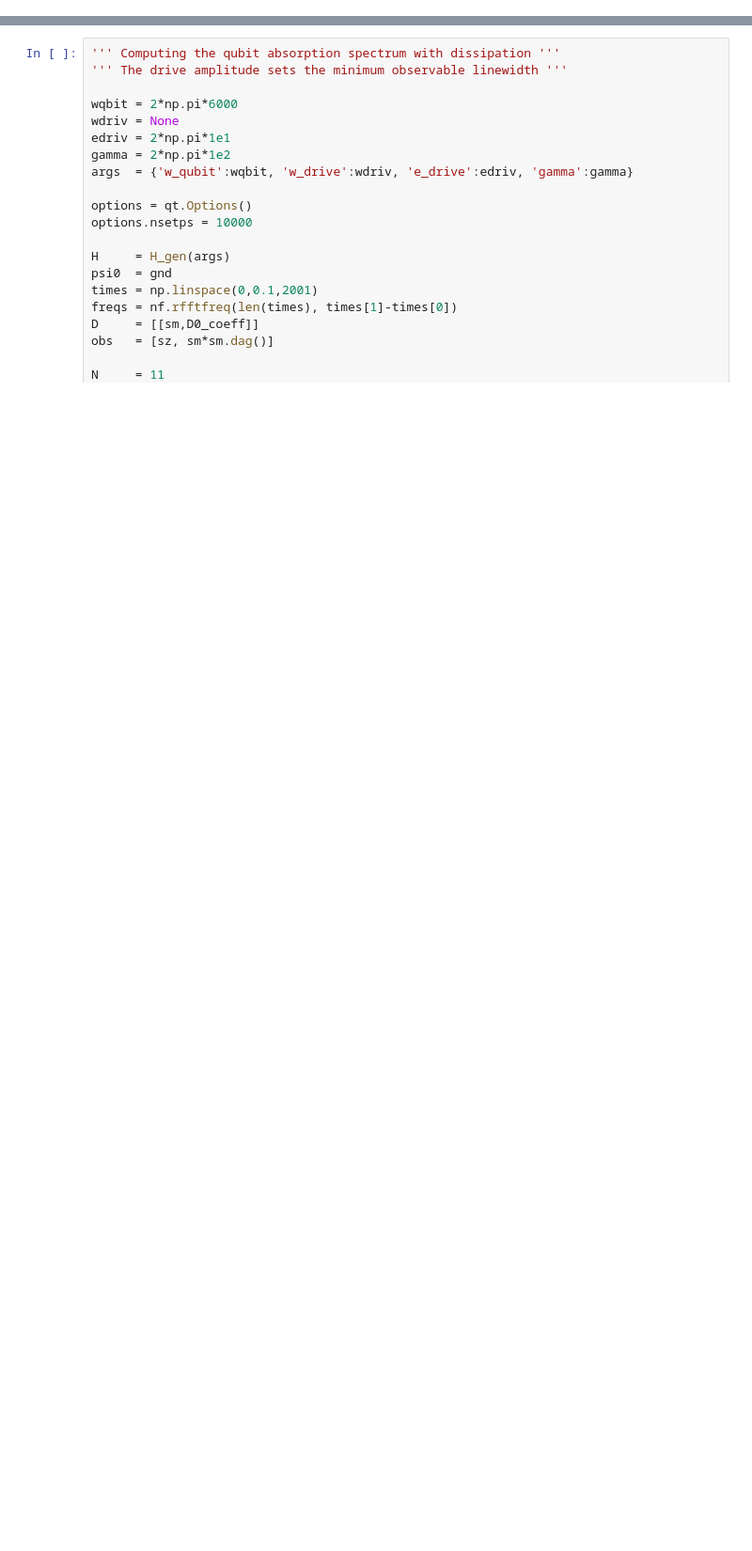
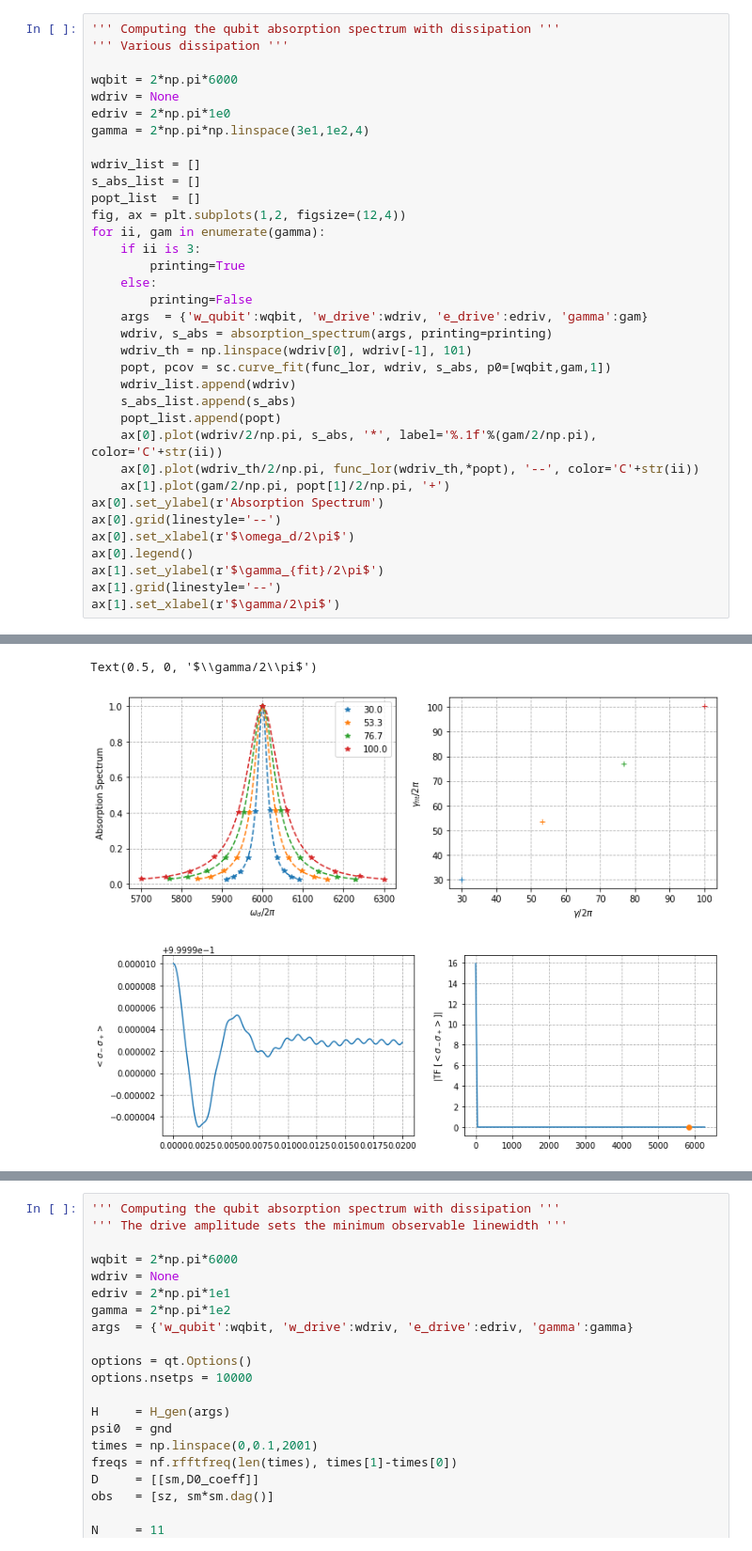
Before and after one commit to MVillius/star3gate, a Jupyter notebook: Qubit_Drive.ipynb, the cells around one changed output, grey strips where cells are left out. Shown at 94% size. Saved outputs shown, nothing was run; the diff lists cells and outputs as text; blank space fills up the shorter version.

Commit message:
Optimized function "Absorption Spectrum"

```diff
--- a/Qubit_Drive.ipynb
+++ b/Qubit_Drive.ipynb
@@ -76,0 +122,36 @@ def func_lor(x, x0, gamma, A):
+# %%
+''' Computing the qubit absorption spectrum with dissipation '''
+''' Various dissipation '''
+
+wqbit = 2*np.pi*6000
+wdriv = None
+edriv = 2*np.pi*1e0
+gamma = 2*np.pi*np.linspace(3e1,1e2,4)
+
+wdriv_list = []
+s_abs_list = []
+popt_list  = []
+fig, ax = plt.subplots(1,2, figsize=(12,4))
+for ii, gam in enumerate(gamma):
+    if ii is 3:
+        printing=True
+    else:
+        printing=False
+    args  = {'w_qubit':wqbit, 'w_drive':wdriv, 'e_drive':edriv, 'gamma':gam}
+    wdriv, s_abs = absorption_spectrum(args, printing=printing)
+    wdriv_th = np.linspace(wdriv[0], wdriv[-1], 101)
+    popt, pcov = sc.curve_fit(func_lor, wdriv, s_abs, p0=[wqbit,gam,1])
+    wdriv_list.append(wdriv)
+    s_abs_list.append(s_abs)
+    popt_list.append(popt)
+    ax[0].plot(wdriv/2/np.pi, s_abs, '*', label='%.1f'%(gam/2/np.pi), color='C'+str(ii))
+    ax[0].plot(wdriv_th/2/np.pi, func_lor(wdriv_th,*popt), '--', color='C'+str(ii))
+    ax[1].plot(gam/2/np.pi, popt[1]/2/np.pi, '+')
+ax[0].set_ylabel(r'Absorption Spectrum')
+ax[0].grid(linestyle='--')
+ax[0].set_xlabel(r'$\omega_d/2\pi$')
+ax[0].legend()
+ax[1].set_ylabel(r'$\gamma_{fit}/2\pi$')
+ax[1].grid(linestyle='--')
+ax[1].set_xlabel(r'$\gamma/2\pi$')
+# %% [output]
@@ -76,0 +172,3 @@ def func_lor(x, x0, gamma, A):
+Text(0.5, 0, '$\\gamma/2\\pi$')
+[figure, added]
+[figure, added]
```
Also changed, not shown: parts of 3 cells of this notebook.
